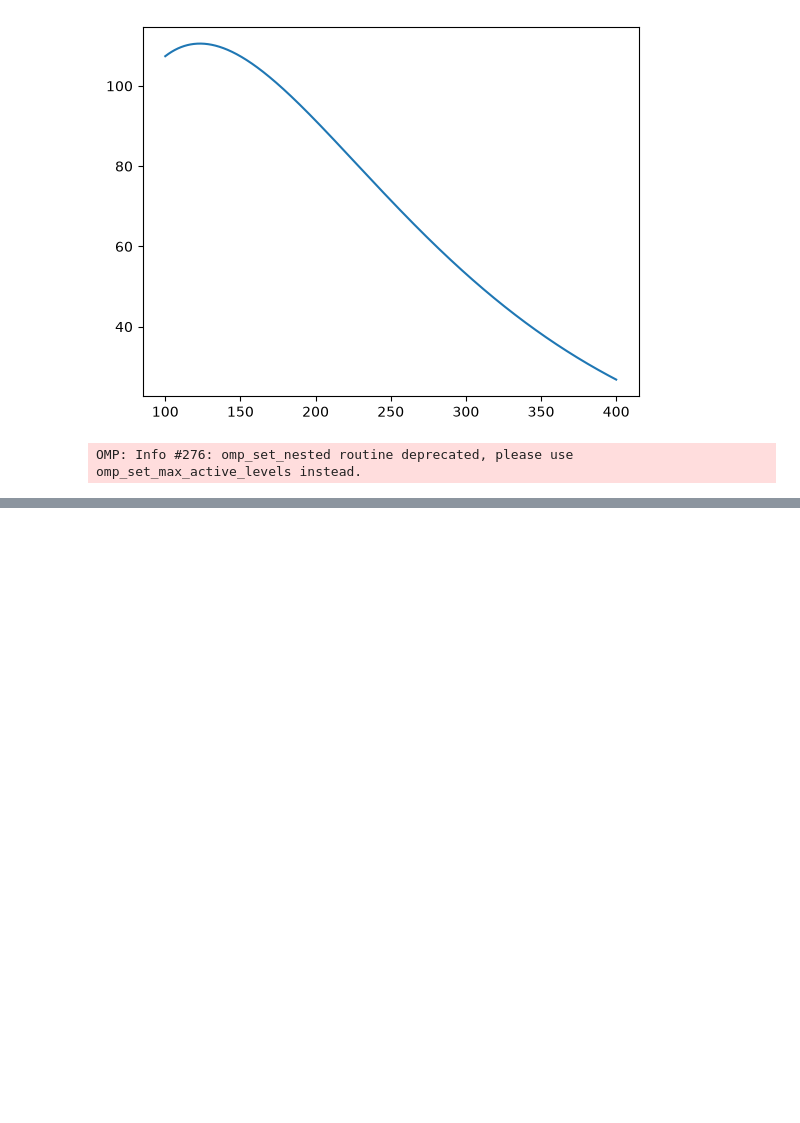
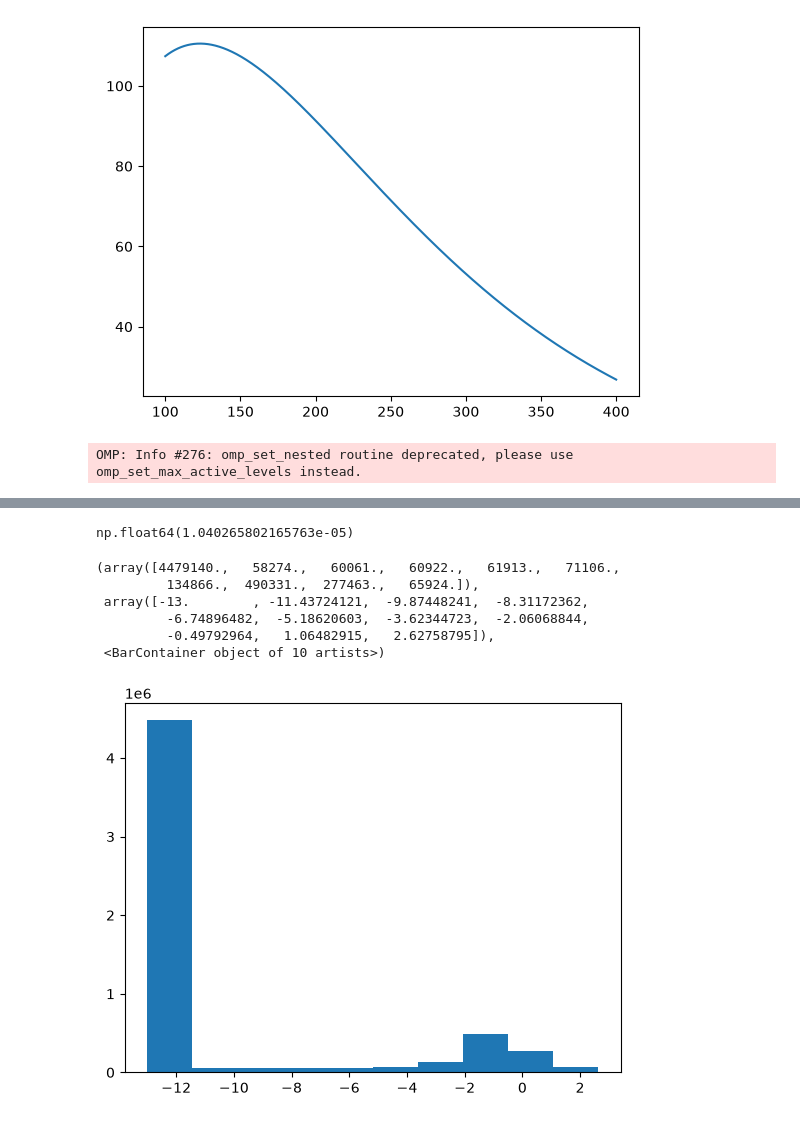
Before and after one commit to alexlague/polybessel, a Jupyter notebook: notebooks/example_usage.ipynb, the cells around one changed output, grey strips where cells are left out. Saved outputs shown, nothing was run; the diff lists cells and outputs as text; code cells hidden in the pictures; blank space fills up the shorter version.

Commit message:
working on vectorized wrapper

```diff
--- a/notebooks/example_usage.ipynb
+++ b/notebooks/example_usage.ipynb
@@ -58,0 +56,31 @@ PB.w_levels, PB.n_cheb_max
+# %%
+nu1_list = np.arange(15, 95)
+nu2_list = np.arange(15, 95)
+omega1_list = np.geomspace(1e-3, 2.0, 30)
+omega2_list = np.geomspace(1e-3, 2.0, 30)
+
+inputs = np.array([np.meshgrid(nu1_list, omega1_list), np.meshgrid(nu2_list, omega2_list)])
+inputs = inputs.reshape(-1, 4)
+
+from numba import jit, prange
+
+@jit(nopython=True)
+def vectorized_func(c, u, w_levels, Jv_int_table, nu1_list, omega1_list, nu2_list, omega2_list):
+
+    N1 = len(nu1_list)
+    N2 = len(nu2_list)
+    M1 = len(omega1_list)
+    M2 = len(omega2_list)
+
+    out = np.zeros((N1, M1, N2, M2))
+
+    for i1 in range(N1):
+        for i2 in range(N2):
+            for j1 in range(M1):
+                for j2 in range(M2):
+                    n1, o1, n2, o2 = nu1_list[i1], omega1_list[j1], nu2_list[i2], omega2_list[j2]
+                    out[i1, j1, i2, j2] = main_integration_Bessel_product(c, u, w_levels, Jv_int_table, n1, o1, n2, o2, a, b, ncheb=2048)
+
+    return out
+# %%
+test = vectorized_func(c, u, PB.w_levels, PB.Jv_int_table, nu1_list, omega1_list, nu2_list, omega2_list)
@@ -58,0 +91,15 @@ PB.w_levels, PB.n_cheb_max
+# %%
+test[17][27][18][25]- quad(lambda x: f(x) * jv(nu1_list[17], omega1_list[27]*x)
+                        * jv(nu2_list[18], omega2_list[25]*x), a, b, epsabs=1e-12, epsrel=1e-6, limit=100000)[0]
+# %% [output]
+np.float64(1.040265802165763e-05)
+# %%
+plt.hist(np.log10(1e-13+np.abs(test.flatten())))
+# %% [output]
+(array([4479140.,   58274.,   60061.,   60922.,   61913.,   71106.,
+         134866.,  490331.,  277463.,   65924.]),
+ array([-13.        , -11.43724121,  -9.87448241,  -8.31172362,
+         -6.74896482,  -5.18620603,  -3.62344723,  -2.06068844,
+         -0.49792964,   1.06482915,   2.62758795]),
+ <BarContainer object of 10 artists>)
+[figure, added]
```
Also changed, not shown: parts of 7 cells of this notebook, 1 other file.
